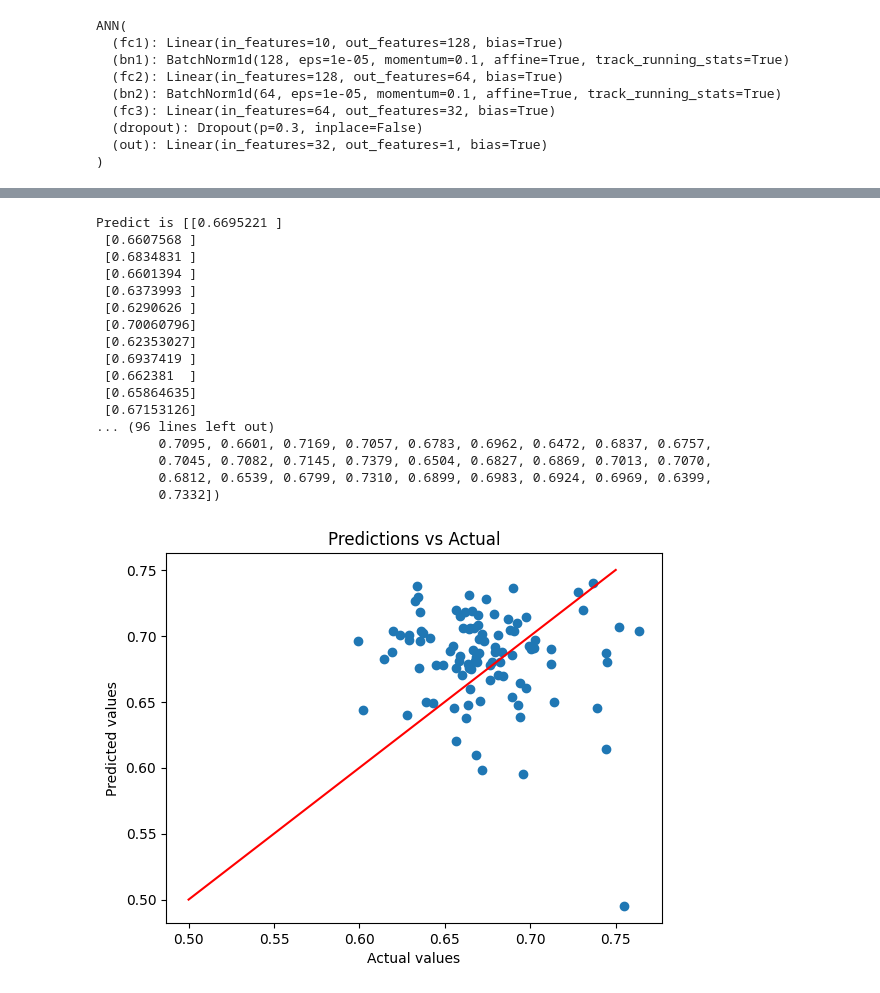
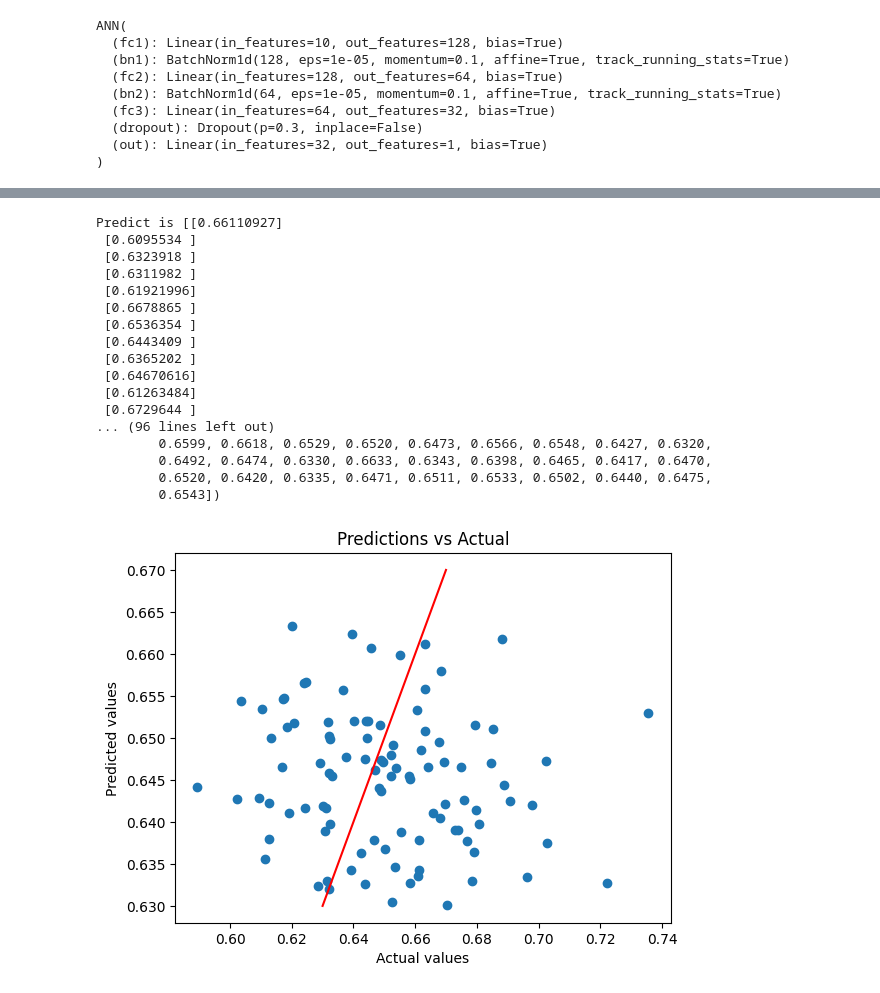
Before and after one commit to BoldHu/AspenPlus-DL-Modeling-and-Optimization, a Jupyter notebook: nn_network.ipynb, the cells around one changed output, grey strips where cells are left out. Drawn from its saved outputs; the diff is of its cells as text; code cells hidden in the pictures.

```diff
--- a/nn_network.ipynb
+++ b/nn_network.ipynb
@@ -13,7 +13,7 @@ from sklearn.metrics import accuracy_score, precision_score, recall_score, f1_sc
 from sklearn.preprocessing import StandardScaler
 # %%
 # read the data
-df = pd.read_csv('data/result.csv')
+df = pd.read_csv('data/origin_data.csv')
 # %%
 # prepare the data
 X = df.iloc[:, :-1]
@@ -275,35 +267,35 @@ with torch.no_grad():
 print('Predict is', p_test)
 print('The real is', y_test)
 # %% [output]
-Predict is [[0.6695221 ]
- [0.6607568 ]
- [0.6834831 ]
- [0.6601394 ]
- [0.6373993 ]
- [0.6290626 ]
- [0.70060796]
- [0.62353027]
- [0.6937419 ]
- [0.662381  ]
- [0.65864635]
- [0.67153126]
+Predict is [[0.66110927]
+ [0.6095534 ]
+ [0.6323918 ]
+ [0.6311982 ]
+ [0.61921996]
+ [0.6678865 ]
+ [0.6536354 ]
+ [0.6443409 ]
+ [0.6365202 ]
+ [0.64670616]
+ [0.61263484]
+ [0.6729644 ]
 ... (96 lines left out)
-        0.7095, 0.6601, 0.7169, 0.7057, 0.6783, 0.6962, 0.6472, 0.6837, 0.6757,
-        0.7045, 0.7082, 0.7145, 0.7379, 0.6504, 0.6827, 0.6869, 0.7013, 0.7070,
-        0.6812, 0.6539, 0.6799, 0.7310, 0.6899, 0.6983, 0.6924, 0.6969, 0.6399,
-        0.7332])
+        0.6599, 0.6618, 0.6529, 0.6520, 0.6473, 0.6566, 0.6548, 0.6427, 0.6320,
+        0.6492, 0.6474, 0.6330, 0.6633, 0.6343, 0.6398, 0.6465, 0.6417, 0.6470,
+        0.6520, 0.6420, 0.6335, 0.6471, 0.6511, 0.6533, 0.6502, 0.6440, 0.6475,
+        0.6543])
 # %%
 # draw the p_test and y_test by scatter plot
 import matplotlib.pyplot as plt
 plt.scatter(p_test, y_test)
-plt.plot([0.5, 0.75], [0.5, 0.75], color='red')
+plt.plot([0.63, 0.67], [0.63, 0.67], 'r')
 plt.xlabel('Actual values')
 plt.ylabel('Predicted values')
 plt.title('Predictions vs Actual')
 # save the figure to figures folder
 plt.savefig('figures/nn_prediction vs Acutural.png')
 # %% [output]
-[figure, old version]
+[figure, new version]
 # %%
 # save the train and test loss to csv
 np.savetxt('data/nn_train_losses.csv', train_losses, delimiter=',')
```
Also changed, not shown: parts of 4 cells of this notebook, 34 other files.
